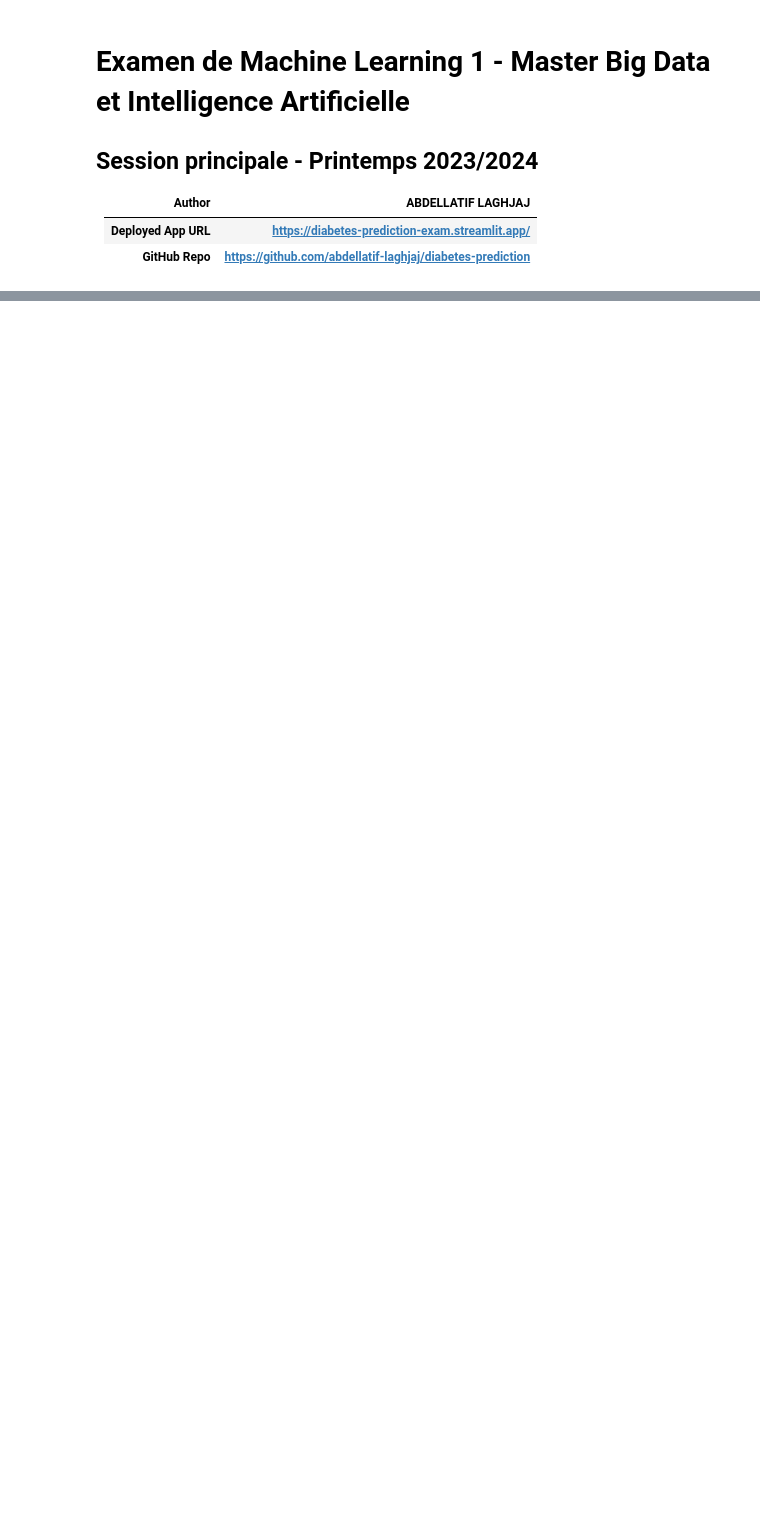
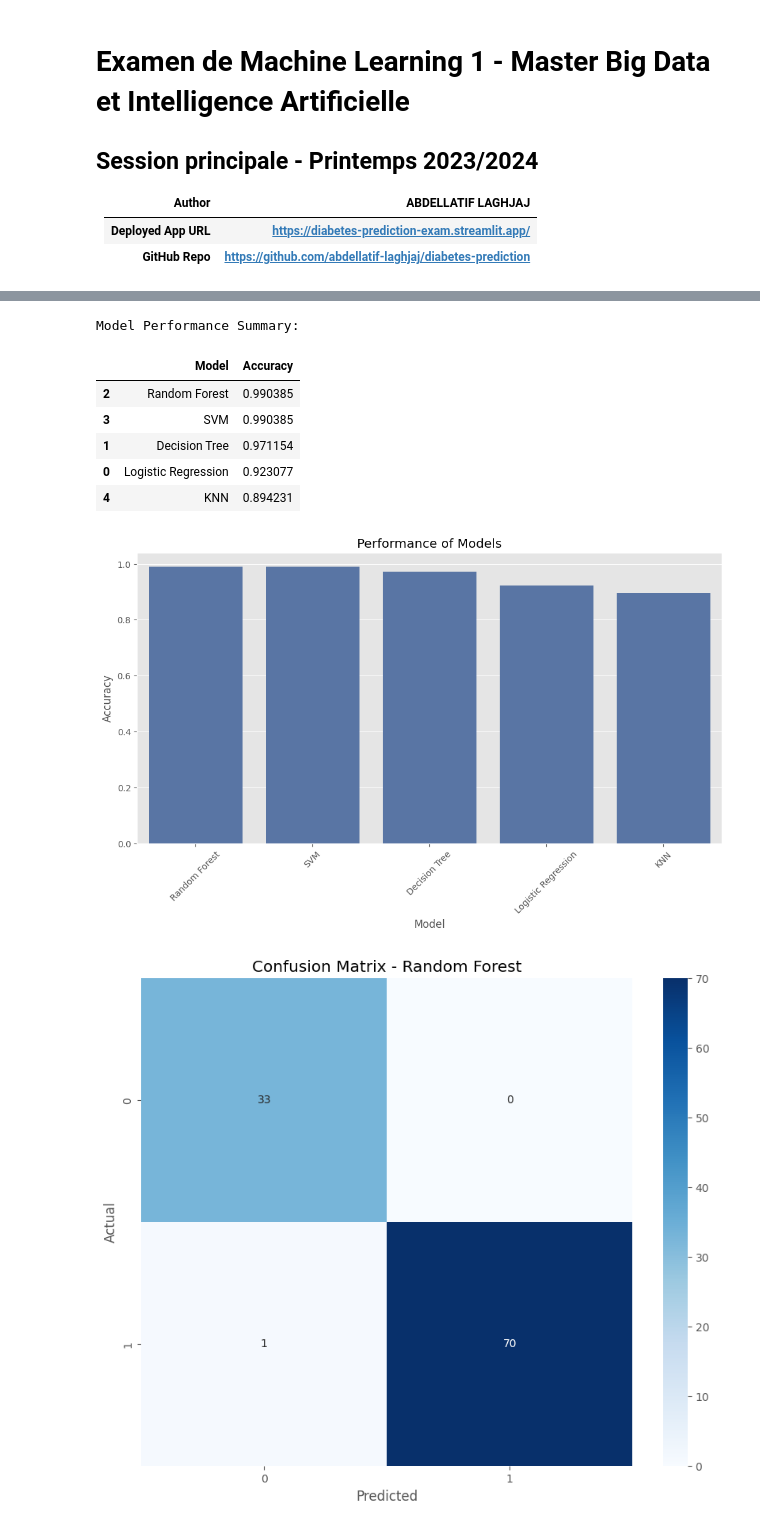
Before and after one commit to abdellatif-laghjaj/diabetes-prediction, a Jupyter notebook: main.ipynb, the cells around one changed output, grey strips where cells are left out. Drawn from its saved outputs; the diff is of its cells as text; code cells hidden in the pictures; blank space fills up the shorter version.

```diff
--- a/main.ipynb
+++ b/main.ipynb
@@ -196,0 +134,19 @@ En utilisant différentes techniques de machine learning, nous avons pu créer p
+# %%
+# Encode categorical variables
+label_encoder = LabelEncoder()
+for column in df.columns:
+    df[column] = label_encoder.fit_transform(df[column])
+
+# Separate features and target variable
+X = df.drop('class', axis=1)
+y = df['class']
+
+# Split data into training and test sets
+X_train, X_test, y_train, y_test = train_test_split(X, y, test_size=0.2, random_state=42)
+
+# Standardize the features
+scaler = StandardScaler()
+X_train = scaler.fit_transform(X_train)
+X_test = scaler.transform(X_test)
+
+print("Data preprocessing completed.")
@@ -196,0 +206,36 @@ En utilisant différentes techniques de machine learning, nous avons pu créer p
+# %%
+# Create a dataframe of results
+results_df = pd.DataFrame([(name, data['accuracy']) for name, data in results.items()], columns=['Model', 'Accuracy'])
+results_df = results_df.sort_values(by='Accuracy', ascending=False)
+
+# Display results
+print("Model Performance Summary:")
+display(results_df)
+
+# Visualize model performance
+plt.figure(figsize=(12, 6))
+sns.barplot(x='Model', y='Accuracy', data=results_df)
+plt.title('Performance of Models')
+plt.xlabel('Model')
+plt.ylabel('Accuracy')
+plt.xticks(rotation=45)
+plt.show()
+
+# Display confusion matrix for the best model
+best_model = results_df.iloc[0]['Model']
+plt.figure(figsize=(10, 8))
+sns.heatmap(results[best_model]['confusion_matrix'], annot=True, fmt='d', cmap='Blues')
+plt.title(f'Confusion Matrix - {best_model}')
+plt.xlabel('Predicted')
+plt.ylabel('Actual')
+plt.show()
+# %% [output]
+Model Performance Summary:
+|  | Model | Accuracy |
+| 2 | Random Forest | 0.990385 |
+| 3 | SVM | 0.990385 |
+| 1 | Decision Tree | 0.971154 |
+| 0 | Logistic Regression | 0.923077 |
+| 4 | KNN | 0.894231 |
+[figure, added]
+[figure, added]
```
Also changed, not shown: parts of 34 cells of this notebook.
